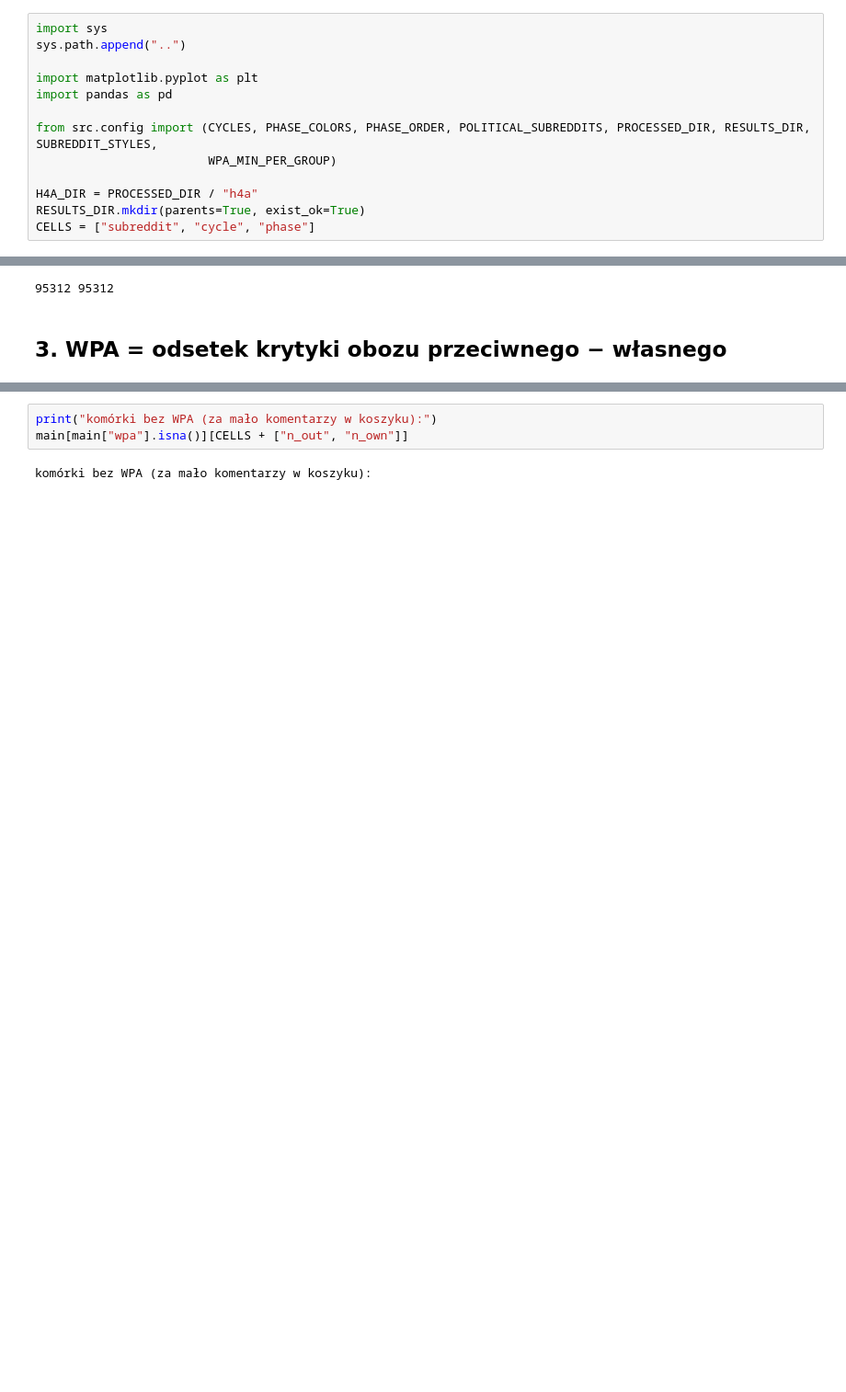
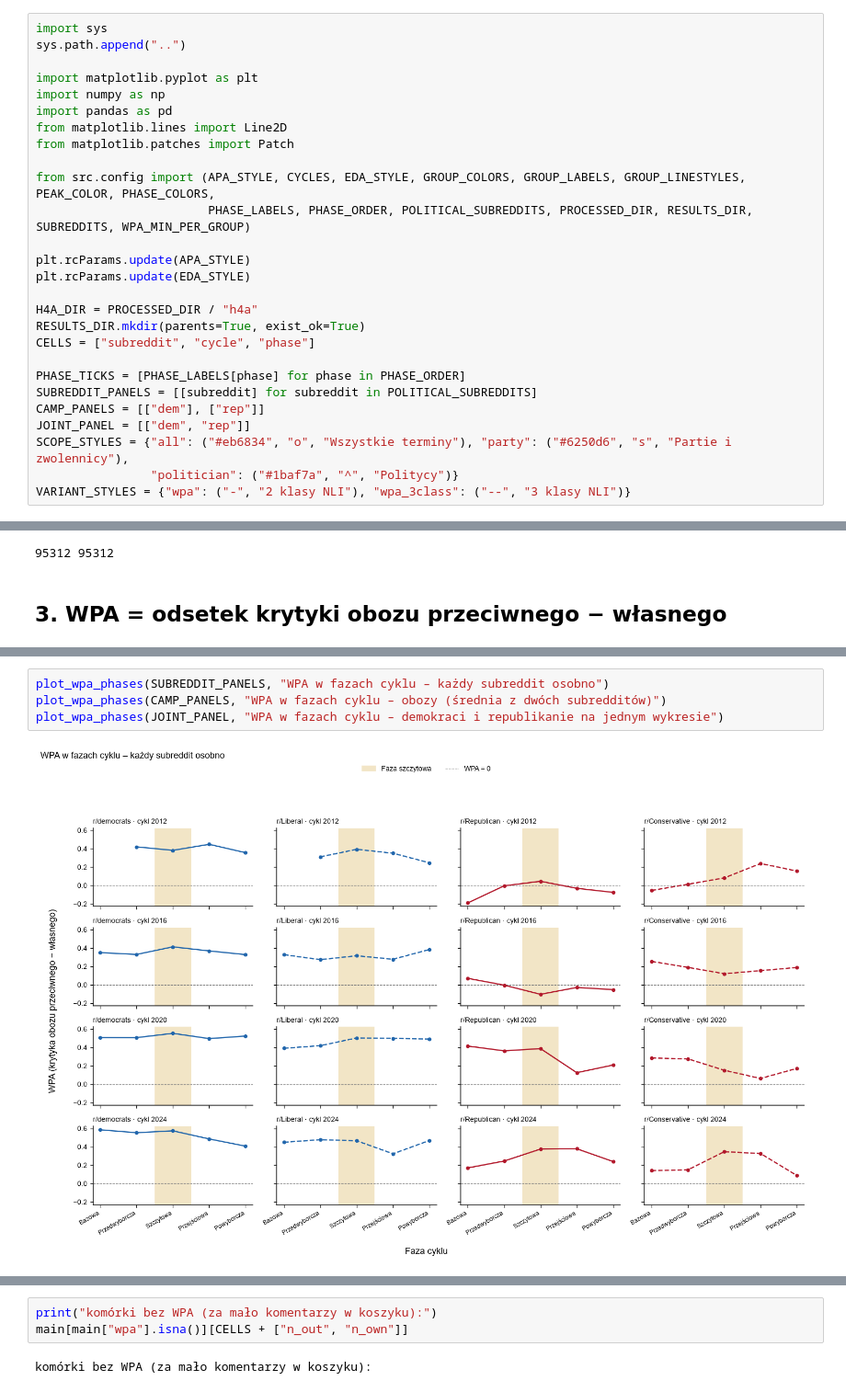
Before and after one commit to Czerw0/Licencjat, a Jupyter notebook: h4a/h4a_analysis.ipynb, the cells around one changed output, grey strips where cells are left out. Shown at 92% size. Drawn from its saved outputs; the diff is of its cells as text; blank space fills up the shorter version.

```diff
--- a/h4a/h4a_analysis.ipynb
+++ b/h4a/h4a_analysis.ipynb
@@ -7,11 +7,25 @@ import sys
 sys.path.append("..")
 
 import matplotlib.pyplot as plt
+import numpy as np
 import pandas as pd
+from matplotlib.lines import Line2D
+from matplotlib.patches import Patch
 
-from src.config import (CYCLES, PHASE_COLORS, PHASE_ORDER, POLITICAL_SUBREDDITS, PROCESSED_DIR, RESULTS_DIR, SUBREDDIT_STYLES,
-                        WPA_MIN_PER_GROUP)
+from src.config import (APA_STYLE, CYCLES, EDA_STYLE, GROUP_COLORS, GROUP_LABELS, GROUP_LINESTYLES, PEAK_COLOR, PHASE_COLORS,
+                        PHASE_LABELS, PHASE_ORDER, POLITICAL_SUBREDDITS, PROCESSED_DIR, RESULTS_DIR, SUBREDDITS, WPA_MIN_PER_GROUP)
+
+plt.rcParams.update(APA_STYLE)
+plt.rcParams.update(EDA_STYLE)
 
 H4A_DIR = PROCESSED_DIR / "h4a"
 RESULTS_DIR.mkdir(parents=True, exist_ok=True)
 CELLS = ["subreddit", "cycle", "phase"]
+
+PHASE_TICKS = [PHASE_LABELS[phase] for phase in PHASE_ORDER]
+SUBREDDIT_PANELS = [[subreddit] for subreddit in POLITICAL_SUBREDDITS]
+CAMP_PANELS = [["dem"], ["rep"]]
+JOINT_PANEL = [["dem", "rep"]]
+SCOPE_STYLES = {"all": ("#eb6834", "o", "Wszystkie terminy"), "party": ("#6250d6", "s", "Partie i zwolennicy"),
+                "politician": ("#1baf7a", "^", "Politycy")}
+VARIANT_STYLES = {"wpa": ("-", "2 klasy NLI"), "wpa_3class": ("--", "3 klasy NLI")}
@@ -77,0 +147,6 @@ plt.show()
+# %%
+plot_wpa_phases(SUBREDDIT_PANELS, "WPA w fazach cyklu – każdy subreddit osobno")
+plot_wpa_phases(CAMP_PANELS, "WPA w fazach cyklu – obozy (średnia z dwóch subredditów)")
+plot_wpa_phases(JOINT_PANEL, "WPA w fazach cyklu – demokraci i republikanie na jednym wykresie")
+# %% [output]
+[figure, added]
```
Also changed, not shown: parts of 15 cells of this notebook, 8 other files.
